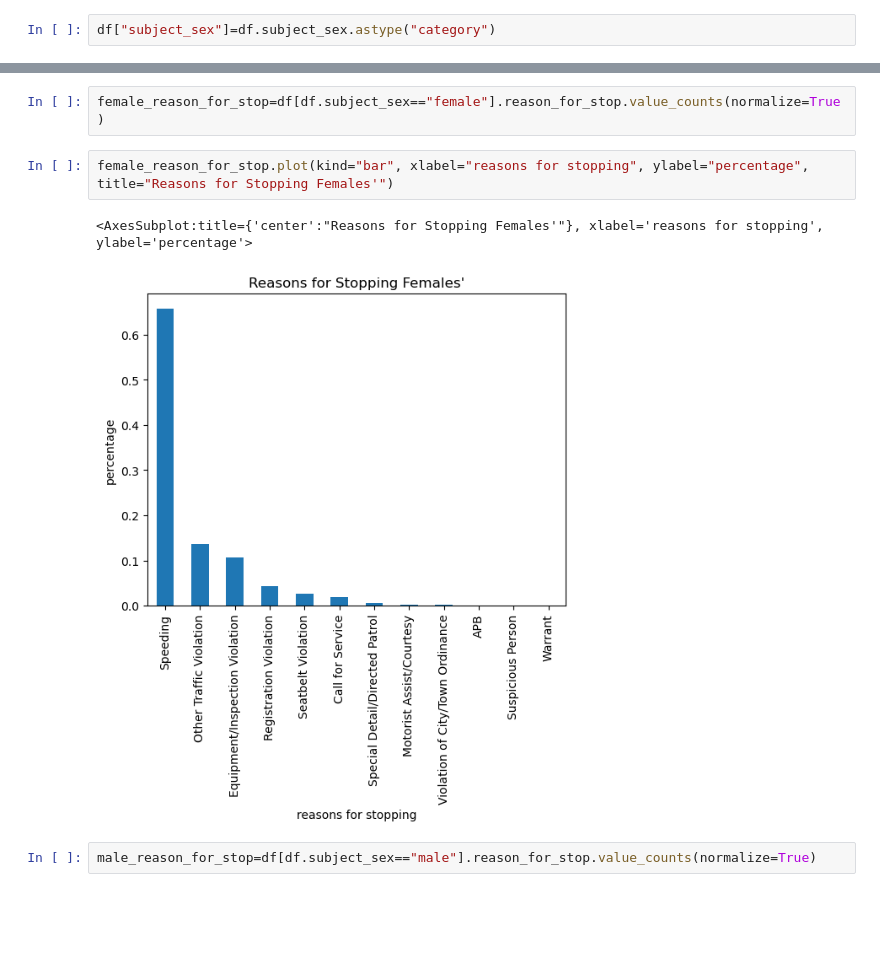
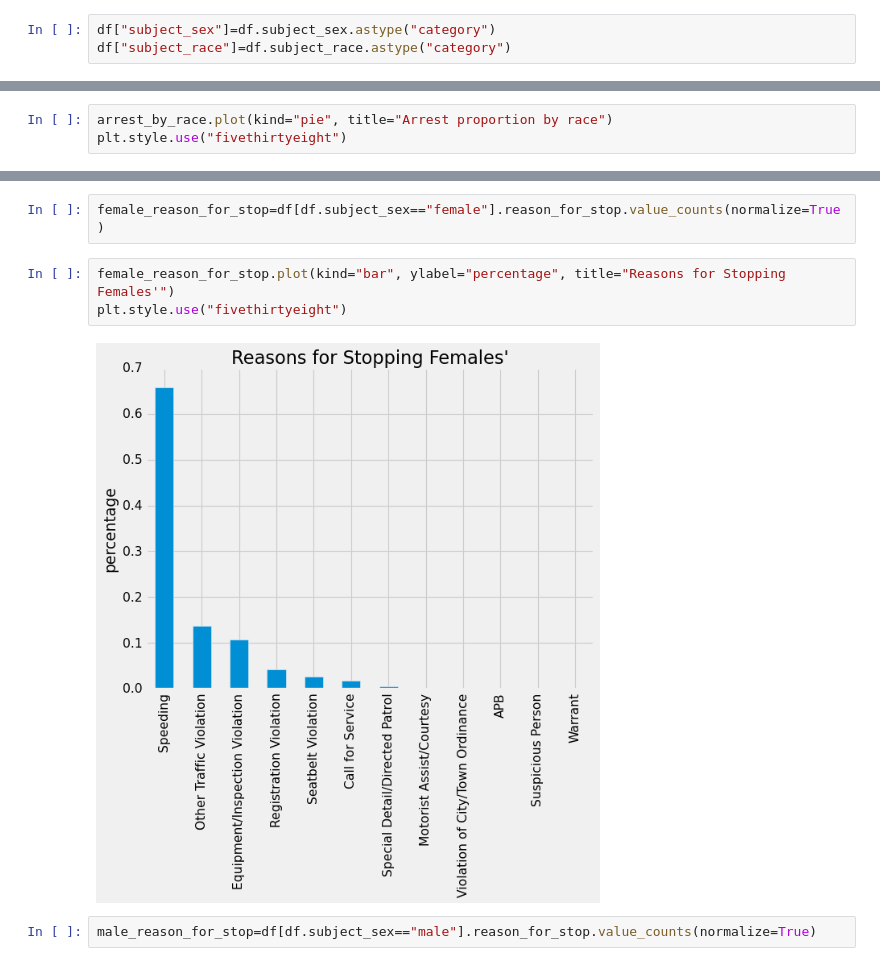
Before and after one commit to nevracorapsiz/Analyzing-Rhode-Island-Traffic-Stops, a Jupyter notebook: RI_TRAFFIC_STOPS.ipynb, the cells around one changed output, grey strips where cells are left out. Cells and saved outputs as stored; diff of their text form; blank space fills up the shorter version.

```diff
--- a/RI_TRAFFIC_STOPS.ipynb
+++ b/RI_TRAFFIC_STOPS.ipynb
@@ -93,6 +93,7 @@ dtype: int64
 df["arrest_made"]=df.arrest_made.astype("boolean")
 # %%
 df["subject_sex"]=df.subject_sex.astype("category")
+df["subject_race"]=df.subject_race.astype("category")
 # %%
 df["contraband_found"]=df.contraband_found.astype("boolean")
 df["contraband_drugs"]=df.contraband_drugs.astype("boolean")
@@ -192,0 +206,3 @@ male=df[df["subject_sex"]=="male"]
+# %%
+arrest_by_race.plot(kind="pie", title="Arrest proportion by race")
+plt.style.use("fivethirtyeight")
@@ -209,10 +270,10 @@ Name: reason_for_stop, dtype: int64
 # %%
 female_reason_for_stop=df[df.subject_sex=="female"].reason_for_stop.value_counts(normalize=True)
 # %%
-female_reason_for_stop.plot(kind="bar", xlabel="reasons for stopping", ylabel="percentage", title="Reasons for Stopping Females'")
+female_reason_for_stop.plot(kind="bar", ylabel="percentage", title="Reasons for Stopping Females'")
+plt.style.use("fivethirtyeight")
 # %% [output]
-<AxesSubplot:title={'center':"Reasons for Stopping Females'"}, xlabel='reasons for stopping', ylabel='percentage'>
-[figure, old version]
+[figure, new version]
 # %%
 male_reason_for_stop=df[df.subject_sex=="male"].reason_for_stop.value_counts(normalize=True)
 # %%
```
Also changed, not shown: parts of 11 cells of this notebook.
